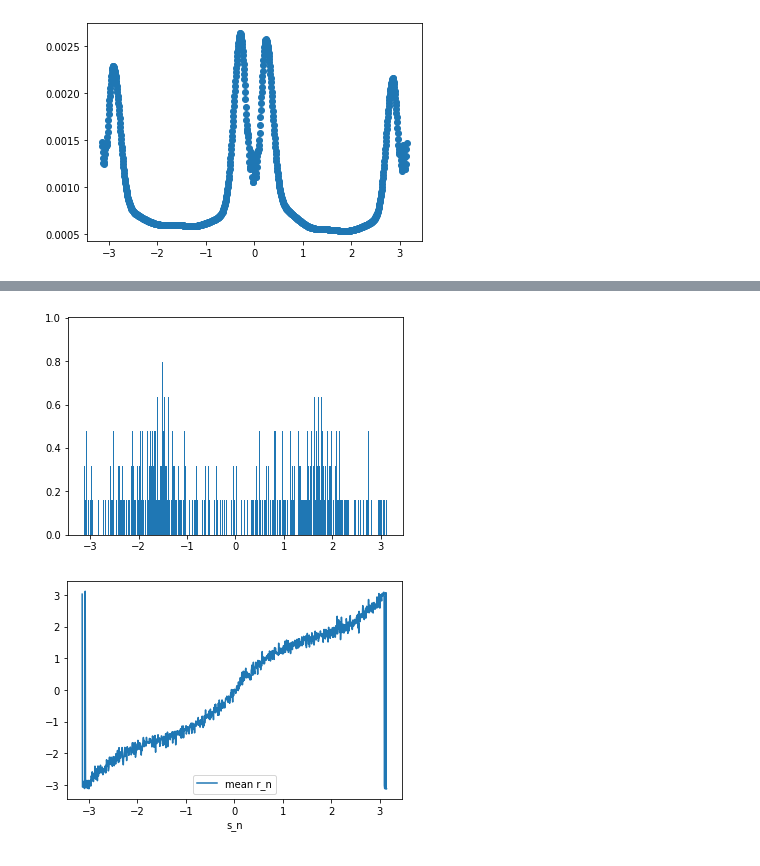
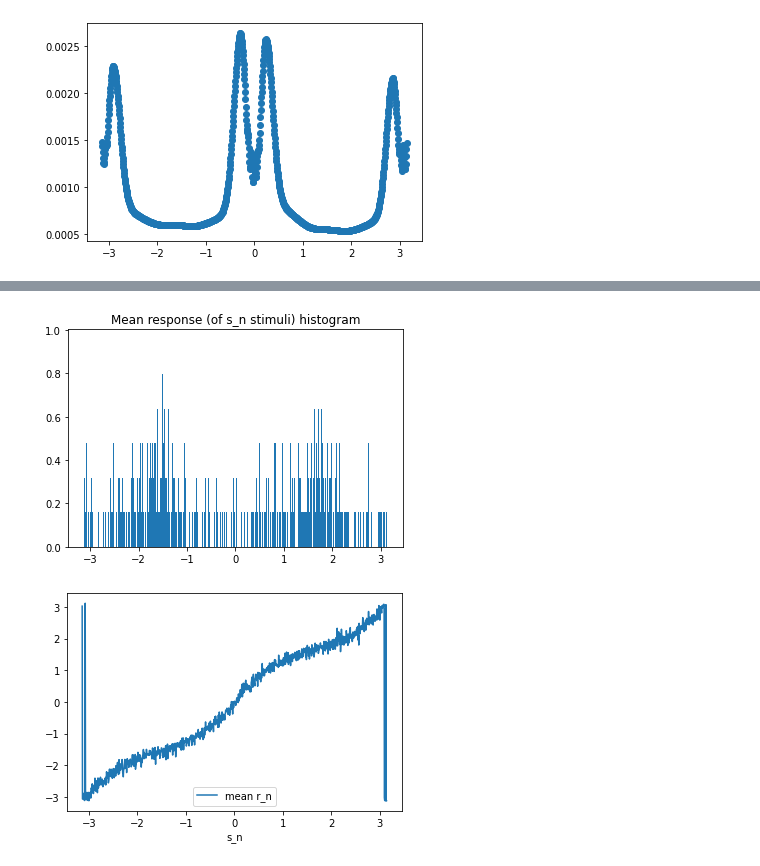
Before and after one commit to ak47na/multisensory_causal_inference, a Jupyter notebook: serial_dependence.ipynb, the cells around one changed output, grey strips where cells are left out. Saved outputs shown, nothing was run; the diff lists cells and outputs as text; code cells hidden in the pictures.

```diff
--- a/serial_dependence.ipynb
+++ b/serial_dependence.ipynb
@@ -38,8 +39,9 @@ plt.plot(Peter_u_map['grid'], Peter_u_map['pdf'], 'o', label='Peter uniform mode
 [<matplotlib.lines.Line2D at 0x...>]
 [figure]
 # %%
-serial_dep_data = np.zeros((len(gam_data['s_n'])-1, 4))
+# Create dataset with s_n, s_n_1, r_n
+serial_dep_data = np.zeros((len(gam_data['s_n'])-1, 5))
 for index in range(len(gam_data['s_n'])-1):
-    serial_dep_data[index, :] = np.array([gam_data['s_n'][index+1], gam_data['s_n'][index], gam_data[r_n_key][index+1], index+1])
+    serial_dep_data[index, :] = np.array([gam_data['s_n'][index+1], gam_data['s_n'][index], gam_data[r_n_key][index+1], gam_data[r_n_key][index], index+1])
 # %%
 order_sn = np.argsort(serial_dep_data[:, 0])  # sort by the first column
@@ -60,15 +74,16 @@ def sn_to_mean_rn_map(s_ns, r_ns, sn_grid=None):
 # %%
 sn_grid, mean_r_n = sn_to_mean_rn_map(serial_dep_data[:, 0], serial_dep_data[:, 2], sn_grid=Peter_u_map['grid'])
 bin_counts, _, _ = plt.hist(mean_r_n, bins=np.linspace(-np.pi, np.pi, len(sn_grid)+1), density=True)
+plt.title('Mean response (of s_n stimuli) histogram')
 plt.show()
 # handle wrap
 plt.plot(sn_grid, mean_r_n, label='mean r_n')
 plt.xlabel('s_n')
 plt.legend()
 plt.show()
 unif_fn_dict = {'grid': sn_grid, 'pdf': bin_counts, 'angle_to_u': mean_r_n}
 with open('./mean_response_map.pkl', 'wb') as f:
     pickle.dump(unif_fn_dict, f)
 # %% [output]
-[figure, old version]
+[figure, new version]
 [figure]
```
Also changed, not shown: parts of 3 cells of this notebook.
